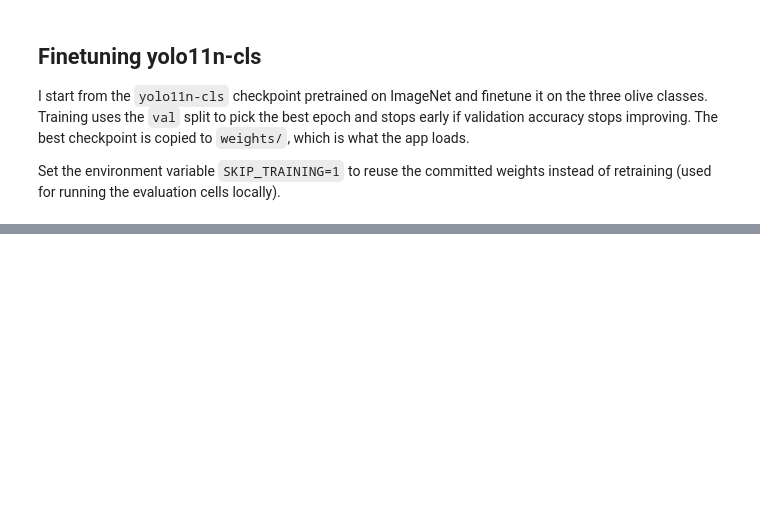
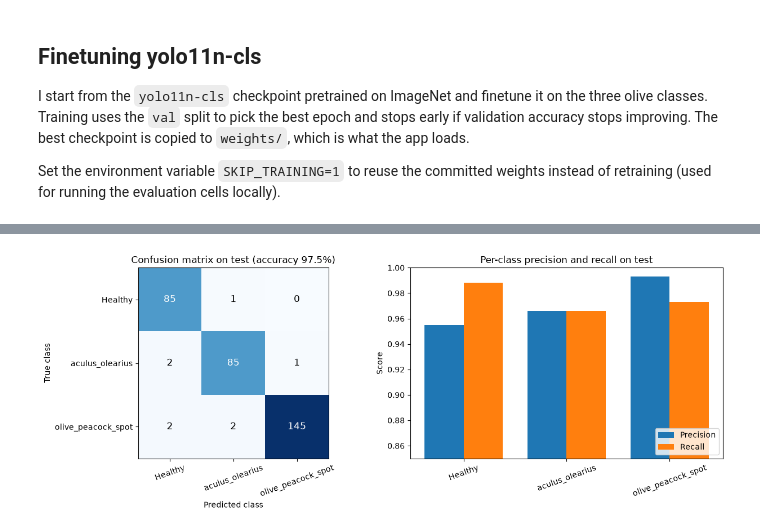
Before and after one commit to SofiaHervas/daiist-assignment-2, a Jupyter notebook: train.ipynb, the cells around one changed output, grey strips where cells are left out. Drawn from its saved outputs; the diff is of its cells as text; code cells hidden in the pictures; blank space fills up the shorter version.

```diff
--- a/train.ipynb
+++ b/train.ipynb
@@ -216,0 +303,34 @@ else:
+# %%
+# Plots saved to results/ for REPORT.md and the dashboard (no plt.show(), see cell 7)
+fig, axes = plt.subplots(1, 2, figsize=(13, 4.8))
+
+# 1) Confusion matrix as a heatmap, with the count written in each cell
+ax = axes[0]
+cm_values = cm_ft.to_numpy()
+ax.imshow(cm_values, cmap="Blues")
+ax.set_xticks(range(len(CLASS_NAMES)), CLASS_NAMES, rotation=20)
+ax.set_yticks(range(len(CLASS_NAMES)), CLASS_NAMES)
+ax.set_xlabel("Predicted class")
+ax.set_ylabel("True class")
+ax.set_title(f"Confusion matrix on test (accuracy {acc_ft:.1%})")
+for i in range(len(CLASS_NAMES)):
+    for j in range(len(CLASS_NAMES)):
+        color = "white" if cm_values[i, j] > cm_values.max() / 2 else "black"
+        ax.text(j, i, cm_values[i, j], ha="center", va="center", color=color, fontsize=12)
+
+# 2) Precision and recall per class, side by side
+ax = axes[1]
+x = np.arange(len(CLASS_NAMES))
+width = 0.38
+ax.bar(x - width / 2, report_ft["precision"], width, label="Precision")
+ax.bar(x + width / 2, report_ft["recall"], width, label="Recall")
+ax.set_xticks(x, CLASS_NAMES, rotation=20)
+ax.set_ylim(0.85, 1.0)   # zoomed in: all values are above 0.95
+ax.set_ylabel("Score")
+ax.set_title("Per-class precision and recall on test")
+ax.legend(loc="lower right")
+
+fig.tight_layout()
+fig.savefig(RESULTS_DIR / "eval_finetuned.png", dpi=130)
+# %% [output]
+[figure, added]
```
Also changed, not shown: parts of 9 cells of this notebook, 1 other file.
